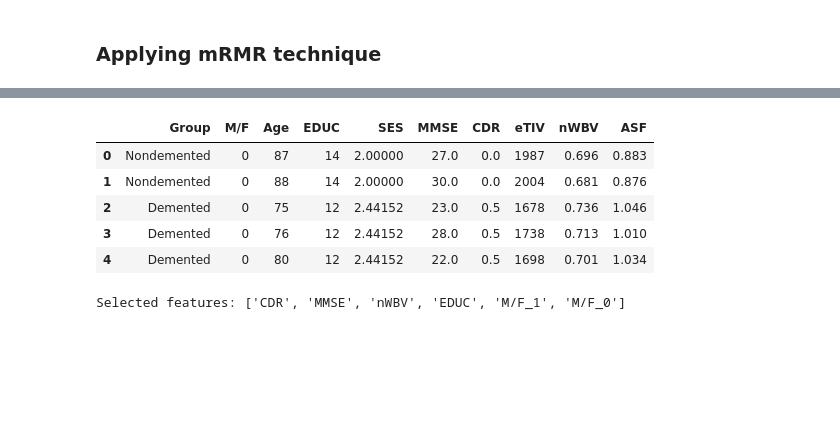
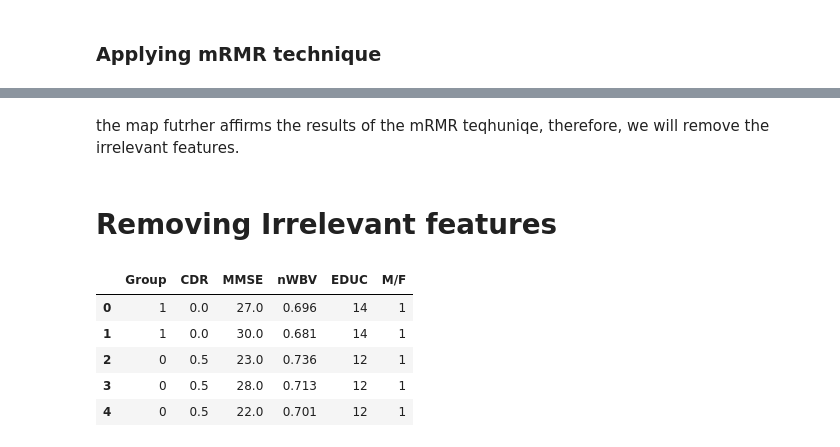
Before and after one commit to arwakhalidw/2024-GP-Group6, a Jupyter notebook: AlzheimerPredictor.ipynb, the cells around one changed output, grey strips where cells are left out. Cells and saved outputs as stored; diff of their text form; code cells hidden in the pictures; blank space fills up the shorter version.

```diff
--- a/AlzheimerPredictor.ipynb
+++ b/AlzheimerPredictor.ipynb
@@ -343,10 +322,0 @@ plt.show()
-# %%
-for index, row in dataframe.iterrows():
-  if row['M/F'] == 'M':
-    dataframe.at[index, 'M/F'] = '0'
-  else:
-    # Nondemented
-    dataframe.at[index, 'M/F'] = '1'
-
-conuter = dataframe['M/F'].value_counts()
-print(conuter)
@@ -356,0 +323,7 @@ Name: M/F, dtype: int64
+# %%
+Columns = ["Group","M/F"]
+encode = LabelEncoder()
+for i in Columns:
+    dataframe[i] = encode.fit_transform(dataframe[i])
+    print(dataframe[i].value_counts())
+    print("------------------------")
@@ -358,3 +340,12 @@ Name: M/F, dtype: int64
 ##Feature Selection
 # %% [markdown]
 ### Applying mRMR technique
+# %%
+X_df = dataframe.drop(columns=['Group'])
+y_df = dataframe['Group']
+
+X_df = pd.get_dummies(X_df, columns= X_df.select_dtypes(include=['object']).columns)
+
+selected_features = mrmr_classif(X=X_df, y=y_df, K=5)
+
+print("Selected features:", selected_features)
@@ -361,23 +369,14 @@ Name: M/F, dtype: int64
+# %% [markdown]
+the map futrher affirms the results of the mRMR teqhuniqe, therefore, we will remove the irrelevant features.
+# %% [markdown]
+# Removing Irrelevant features
 # %%
+dataframe = dataframe[['Group'] + selected_features ]
 dataframe.head()
 # %% [output]
-|  | Group | M/F | Age | EDUC | SES | MMSE | CDR | eTIV | nWBV | ASF |
-| 0 | Nondemented | 0 | 87 | 14 | 2.00000 | 27.0 | 0.0 | 1987 | 0.696 | 0.883 |
-| 1 | Nondemented | 0 | 88 | 14 | 2.00000 | 30.0 | 0.0 | 2004 | 0.681 | 0.876 |
-| 2 | Demented | 0 | 75 | 12 | 2.44152 | 23.0 | 0.5 | 1678 | 0.736 | 1.046 |
-| 3 | Demented | 0 | 76 | 12 | 2.44152 | 28.0 | 0.5 | 1738 | 0.713 | 1.010 |
-| 4 | Demented | 0 | 80 | 12 | 2.44152 | 22.0 | 0.5 | 1698 | 0.701 | 1.034 |
+|  | Group | CDR | MMSE | nWBV | EDUC | M/F |
+| 0 | 1 | 0.0 | 27.0 | 0.696 | 14 | 1 |
+| 1 | 1 | 0.0 | 30.0 | 0.681 | 14 | 1 |
+| 2 | 0 | 0.5 | 23.0 | 0.736 | 12 | 1 |
+| 3 | 0 | 0.5 | 28.0 | 0.713 | 12 | 1 |
+| 4 | 0 | 0.5 | 22.0 | 0.701 | 12 | 1 |
-# %%
-
-# Convert X and y to pandas DataFrames
-X_df = dataframe.drop(columns=['Group'])
-y_df = dataframe['Group']
-
-X_df = pd.get_dummies(X_df, columns= X_df.select_dtypes(include=['object']).columns)
-
-# Perform feature selection using mRMR
-selected_features = mrmr_classif(X=X_df, y=y_df, K=6)
-
-print("Selected features:", selected_features)
-# %% [output]
-Selected features: ['CDR', 'MMSE', 'nWBV', 'EDUC', 'M/F_1', 'M/F_0']
```
Also changed, not shown: parts of 10 cells of this notebook.
